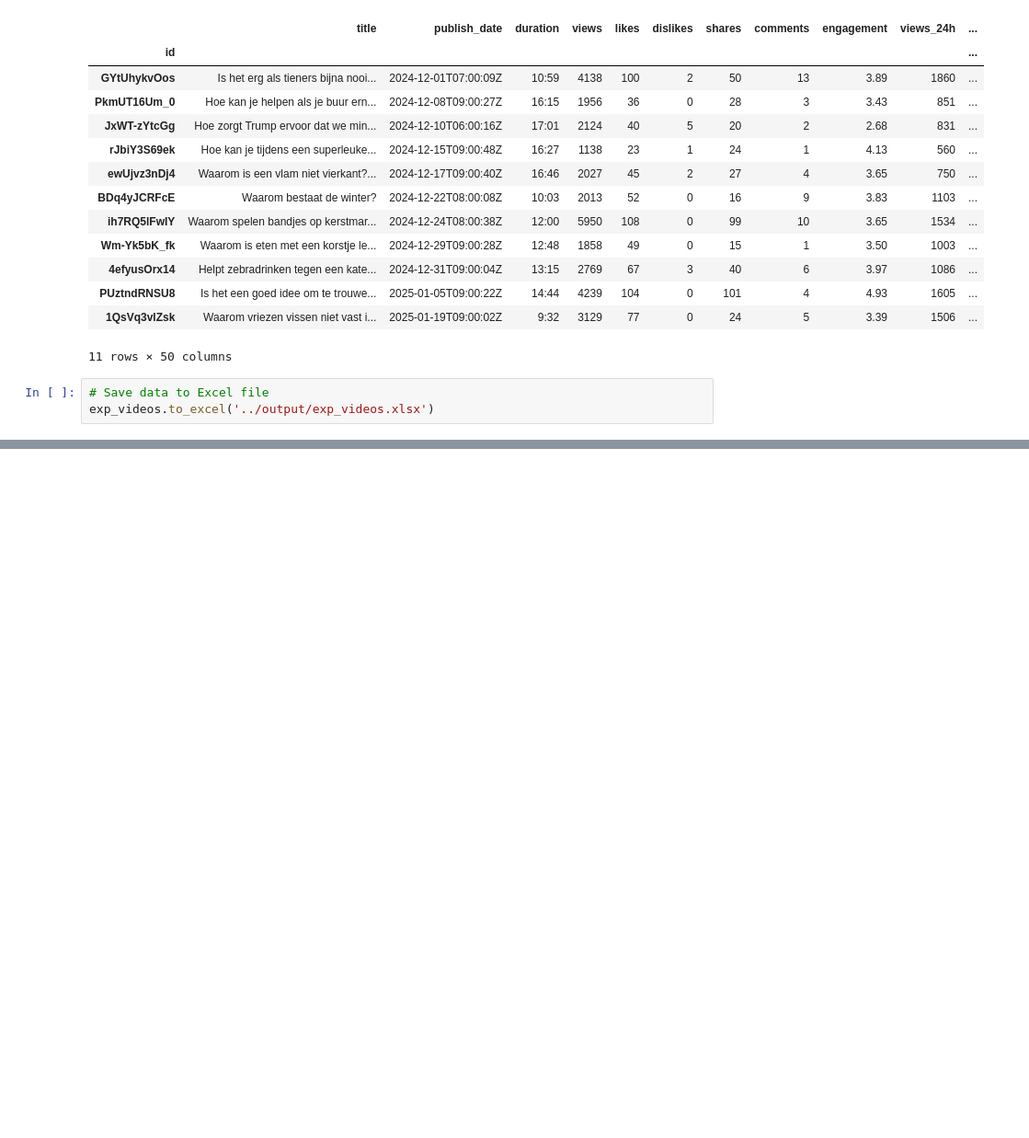
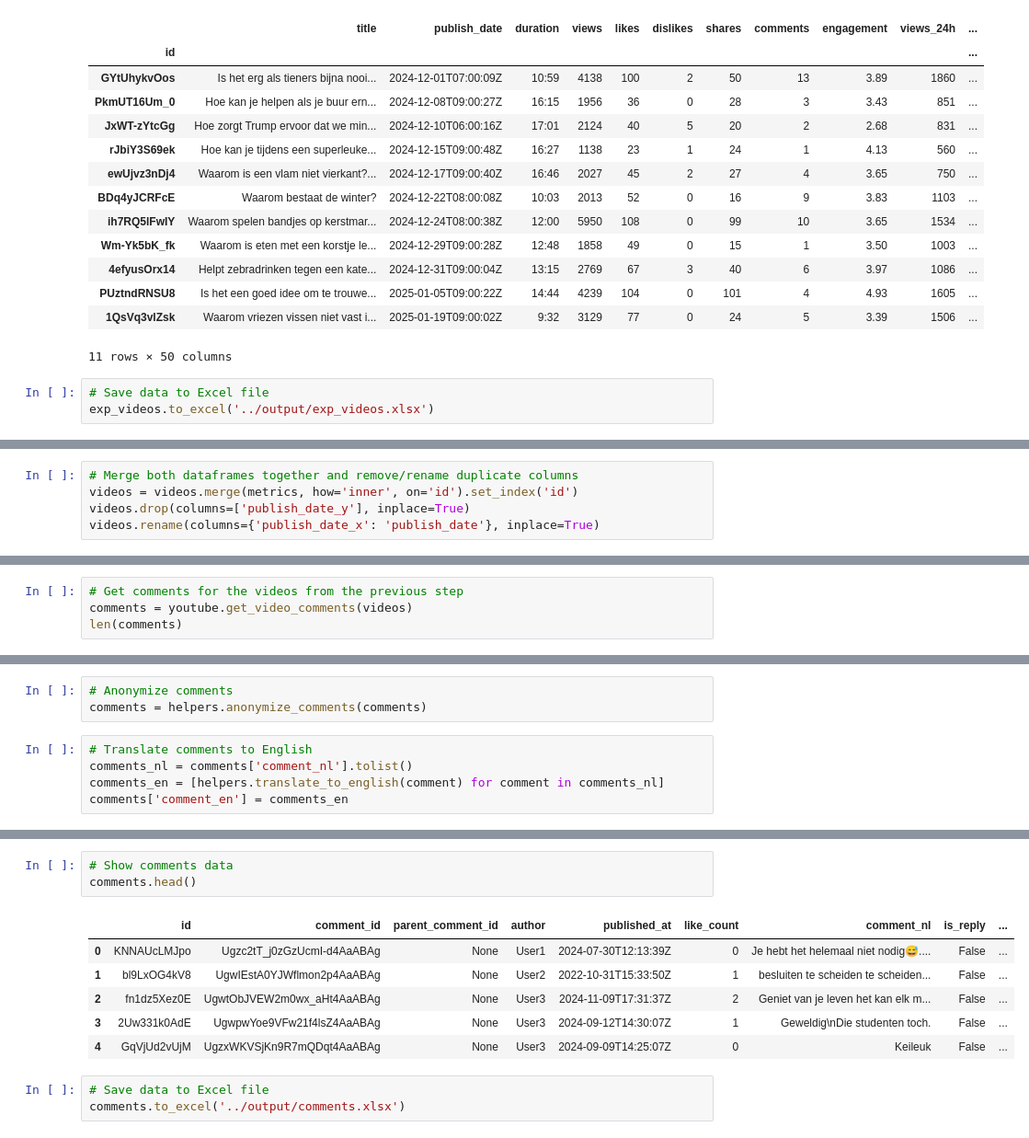
Before and after one commit to tvercamer/VUB-masterproef-YouTube-UvVl, a Jupyter notebook: notebooks/01-data-collection.ipynb, the cells around one changed output, grey strips where cells are left out. Shown at 92% size. Cells and saved outputs as stored; diff of their text form; blank space fills up the shorter version.

```diff
--- a/notebooks/01-data-collection.ipynb
+++ b/notebooks/01-data-collection.ipynb
@@ -61,0 +100,5 @@ exp_videos.to_excel('../output/exp_videos.xlsx')
+# %%
+# Merge both dataframes together and remove/rename duplicate columns
+videos = videos.merge(metrics, how='inner', on='id').set_index('id')
+videos.drop(columns=['publish_date_y'], inplace=True)
+videos.rename(columns={'publish_date_x': 'publish_date'}, inplace=True)
@@ -61,0 +133,4 @@ exp_videos.to_excel('../output/exp_videos.xlsx')
+# %%
+# Get comments for the videos from the previous step
+comments = youtube.get_video_comments(videos)
+len(comments)
@@ -61,0 +140,8 @@ exp_videos.to_excel('../output/exp_videos.xlsx')
+# %%
+# Anonymize comments
+comments = helpers.anonymize_comments(comments)
+# %%
+# Translate comments to English
+comments_nl = comments['comment_nl'].tolist()
+comments_en = [helpers.translate_to_english(comment) for comment in comments_nl]
+comments['comment_en'] = comments_en
@@ -61,0 +166,13 @@ exp_videos.to_excel('../output/exp_videos.xlsx')
+# %%
+# Show comments data
+comments.head()
+# %% [output]
+|  | id | comment_id | parent_comment_id | author | published_at | like_count | comment_nl | is_reply | ... |
+| 0 | KNNAUcLMJpo | Ugzc2tT_j0zGzUcmI-d4AaABAg | None | User1 | 2024-07-30T12:13:39Z | 0 | Je hebt het helemaal niet nodig😅.... | False | ... |
+| 1 | bl9LxOG4kV8 | UgwIEstA0YJWflmon2p4AaABAg | None | User2 | 2022-10-31T15:33:50Z | 1 | besluiten te scheiden te scheiden... | False | ... |
+| 2 | fn1dz5Xez0E | UgwtObJVEW2m0wx_aHt4AaABAg | None | User3 | 2024-11-09T17:31:37Z | 2 | Geniet van je leven het kan elk m... | False | ... |
+| 3 | 2Uw331k0AdE | UgwpwYoe9VFw21f4lsZ4AaABAg | None | User3 | 2024-09-12T14:30:07Z | 1 | Geweldig\nDie studenten toch. | False | ... |
+| 4 | GqVjUd2vUjM | UgzxWKVSjKn9R7mQDqt4AaABAg | None | User3 | 2024-09-09T14:25:07Z | 0 | Keileuk | False | ... |
+# %%
+# Save data to Excel file
+comments.to_excel('../output/comments.xlsx')
```
Also changed, not shown: parts of 10 cells of this notebook, 1 other file.
